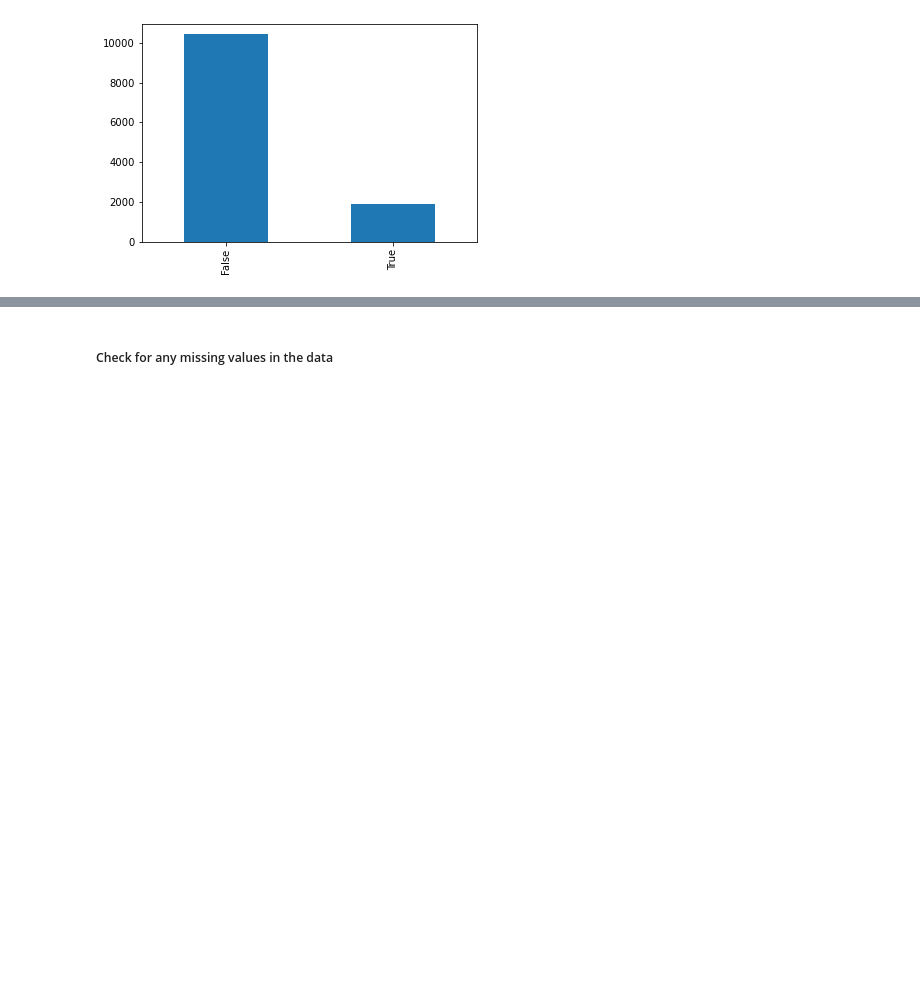
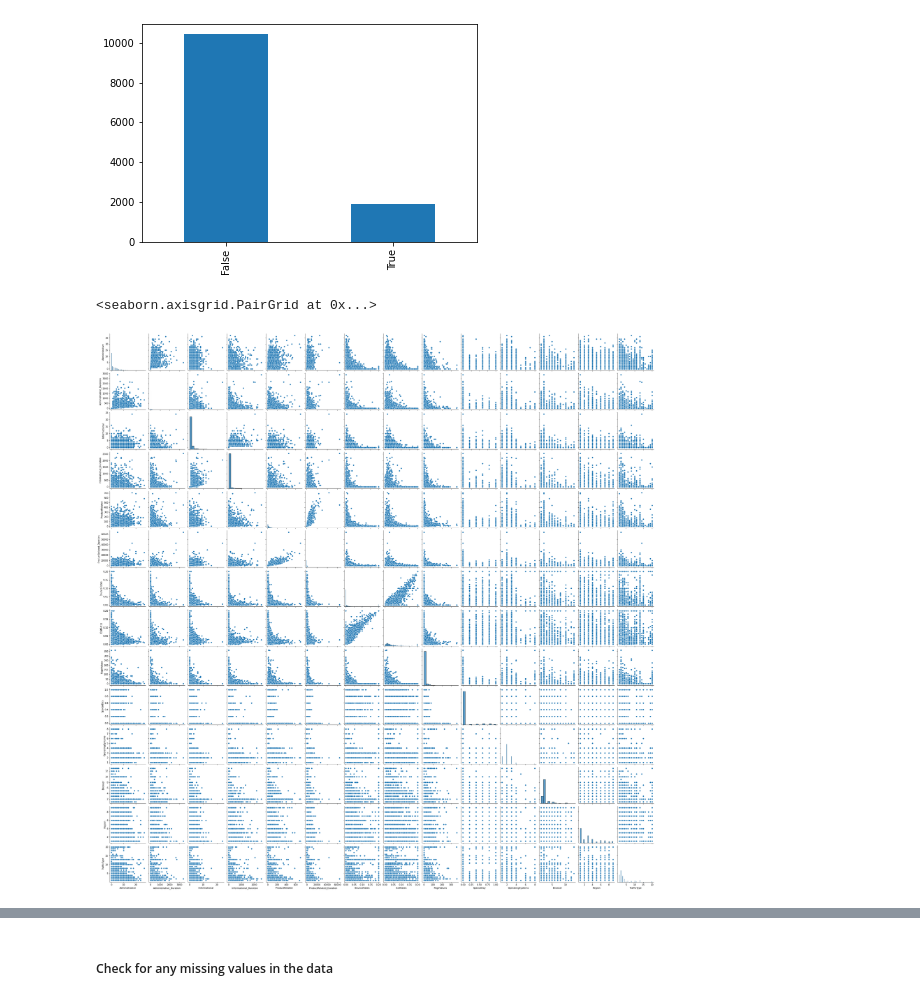
Before and after one commit to paridadibya/USL, a Jupyter notebook: USL Project.ipynb, the cells around one changed output, grey strips where cells are left out. Cells and saved outputs as stored; diff of their text form; code cells hidden in the pictures; blank space fills up the shorter version.

```diff
--- a/USL Project.ipynb
+++ b/USL Project.ipynb
@@ -63,6 +66,9 @@ pd.value_counts(df["Revenue"]).plot(kind="bar")
 # %%
 # to visualize the numeric data
 num_data=df.select_dtypes(include=np.number)
-#sb.pairplot(num_data)
+sns.pairplot(num_data)
+# %% [output]
+<seaborn.axisgrid.PairGrid at 0x...>
+[figure, added]
 # %%
 plt.figure(figsize=(12,8))
```
Also changed, not shown: parts of 3 cells of this notebook.
